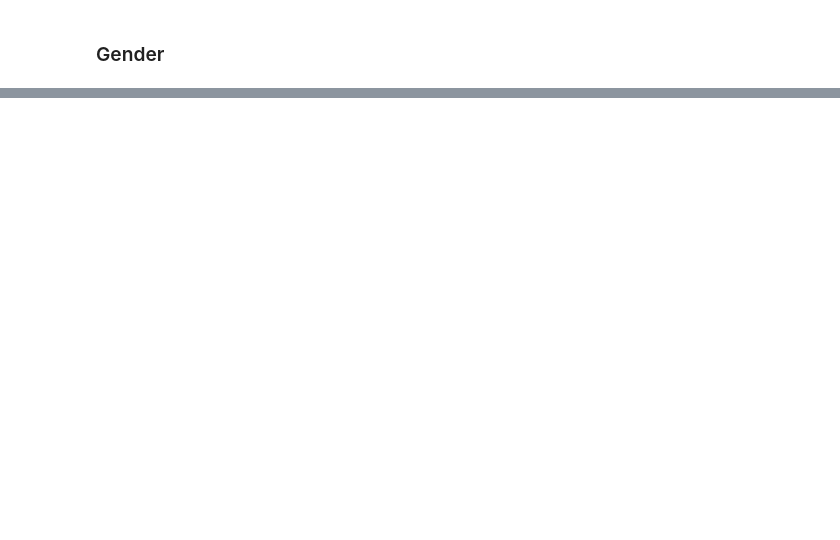
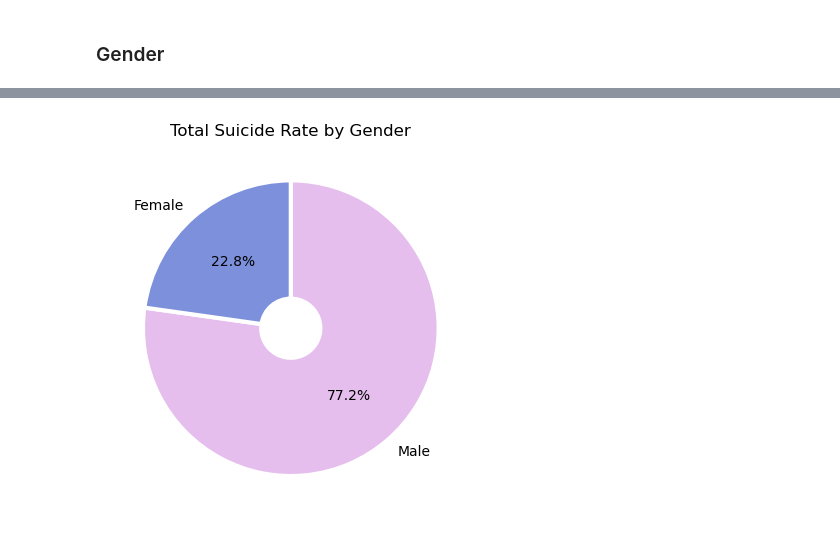
Before and after one commit to cuongpham24/Data-science-projects, a Jupyter notebook: Project_03_Social_Analysis/Project_03_suiside_rate.ipynb, the cells around one changed output, grey strips where cells are left out. Saved outputs shown, nothing was run; the diff lists cells and outputs as text; code cells hidden in the pictures; blank space fills up the shorter version.

```diff
--- a/Project_03_Social_Analysis/Project_03_suiside_rate.ipynb
+++ b/Project_03_Social_Analysis/Project_03_suiside_rate.ipynb
@@ -112,0 +137,10 @@ The global trend is showing a decline. We will investigate various factors withi
+# %%
+# Pie chart for total suicide ocunt by gender
+label = ["Male", "Female"]
+# Plot pie chart
+fig, ax = plt.subplots()
+ax.pie(gender_total[label], labels=label, colors=["#E5BEED", "#7C90DB"], autopct='%.1f%%',
+        startangle=90, counterclock=False, wedgeprops=dict(width=0.8, edgecolor='w', linewidth=3));
+ax.set_title("Total Suicide Rate by Gender");
+# %% [output]
+[figure, added]
```
Also changed, not shown: parts of 12 cells of this notebook.
